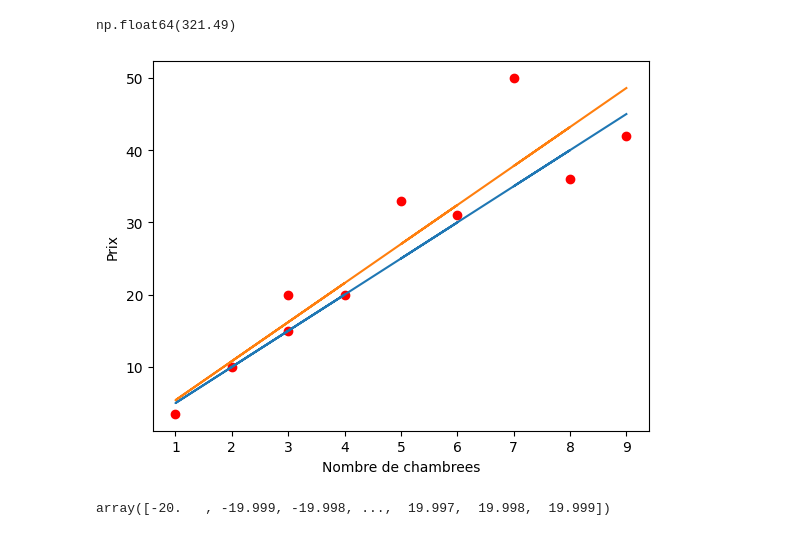
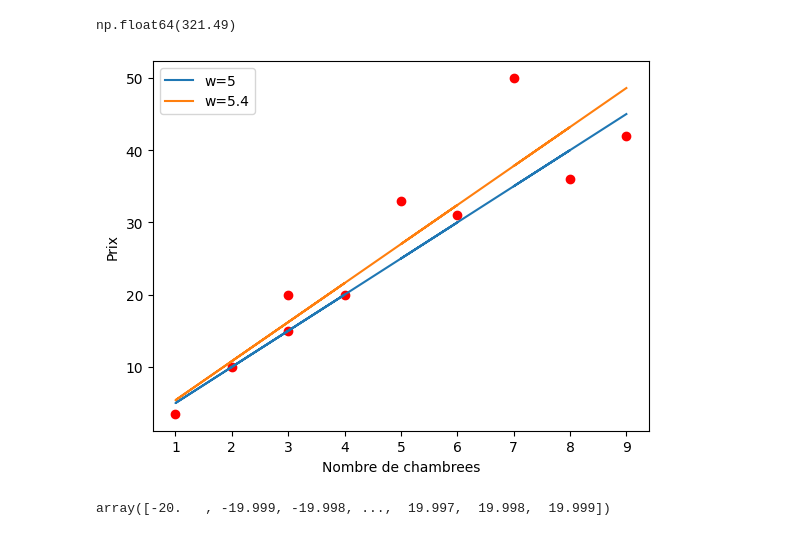
Before and after one commit to GrCOTE7/deep_learning_course, a Jupyter notebook: 01-01 Introduction au Deep Learning.ipynb, the cells around one changed output. Cells and saved outputs as stored; diff of their text form; code cells hidden in the pictures.

```diff
--- a/01-01 Introduction au Deep Learning.ipynb
+++ b/01-01 Introduction au Deep Learning.ipynb
@@ -241,14 +241,15 @@ erreur(x=n_chambres, w=5.6, y=prix)
 np.float64(321.49)
 # %%
 plt.scatter(data["n_chambres"], data['prix'], c="r")
-plt.plot(data["n_chambres"], data['n_chambres'] * 5)
-plt.plot(data["n_chambres"], data['n_chambres'] * 5.4)
+plt.plot(data["n_chambres"], data['n_chambres'] * 5, label='w=5')
+plt.plot(data["n_chambres"], data['n_chambres'] * 5.4, label='w=5.4')
 
 plt.xlabel('Nombre de chambrees')
 plt.ylabel('Prix')
+plt.legend()
 plt.show()
 # %% [output]
-[figure, old version]
+[figure, new version]
 # %%
 possible_w = np.arange(-20, 20, 0.001)
 # %%
```
